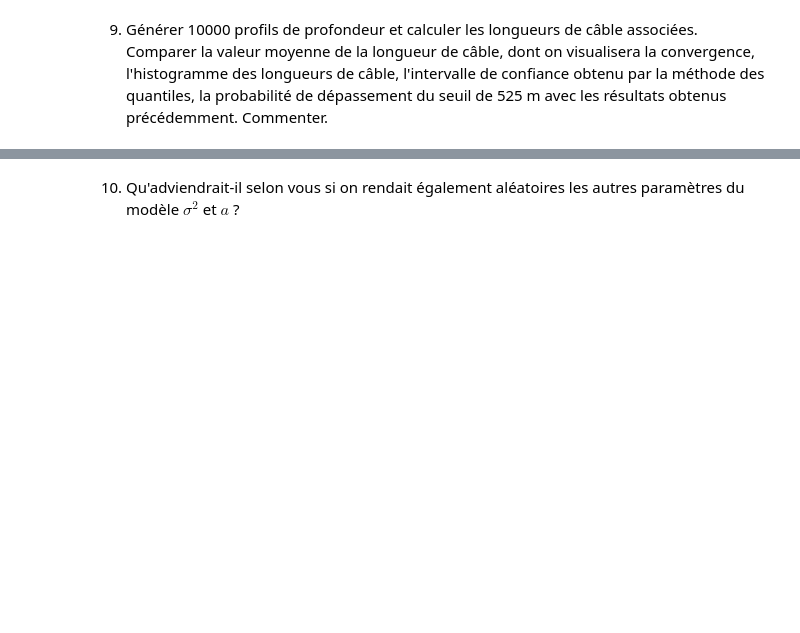
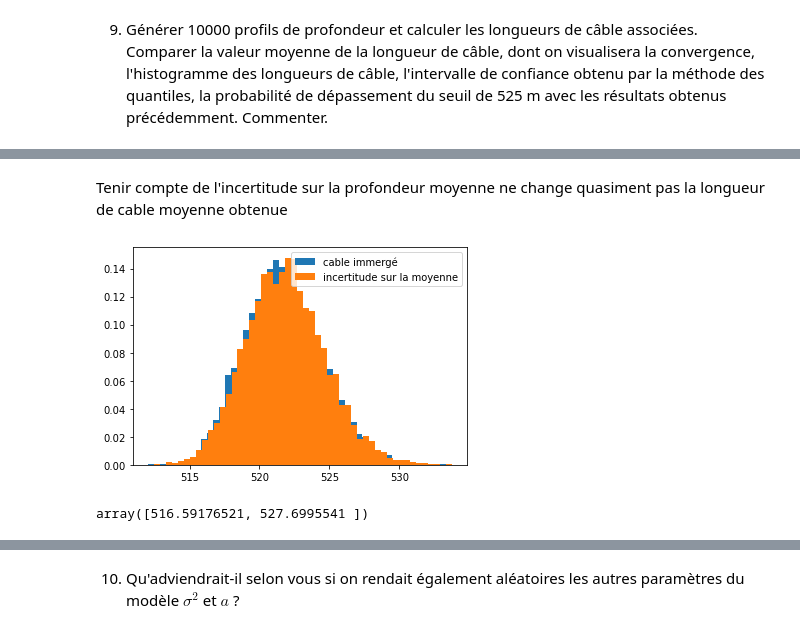
Before and after one commit to MariusAlonso/Projet-numerique-probabilites, a Jupyter notebook: Reponse.ipynb, the cells around one changed output, grey strips where cells are left out. Cells and saved outputs as stored; diff of their text form; code cells hidden in the pictures; blank space fills up the shorter version.

```diff
--- a/Reponse.ipynb
+++ b/Reponse.ipynb
@@ -486,23 +487,22 @@ plt.show()
 # %% [markdown]
 9. Générer 10000 profils de profondeur et calculer les longueurs de câble associées. Comparer la valeur moyenne de la longueur de câble, dont on visualisera la convergence, l'histogramme des longueurs de câble, l'intervalle de confiance obtenu par la méthode des quantiles, la probabilité de dépassement du seuil de 525 m avec les résultats obtenus précédemment. Commenter.
 # %%
+allval4 = np.zeros(N)
+allval4[observation_indexes]=depth
+
 longueurs = []
-muz = []
-
 for k in range(10000):
     while True:
-        u = 1
-        v = 0
-        while np.sqrt(-2*np.log(u))*np.cos(2*np.pi*v) >= 0:
+        while True :
             u = rd.random()
             v = rd.random()
-        mu_simulé = moyenneobs + np.sqrt(-2*np.log(u))*np.cos(2*np.pi*v)*varianceobs
-        Ec2= mu_simulé+np.matmul(np.transpose(SigmaObsUnknown),np.matmul(np.linalg.inv(SigmaObs),depth-mu_simulé))
-        simu2 = Ec2 + np.matmul(Cholesky,x)
+            mu_simulé = moyenneobs + np.sqrt(-2*np.log(u))*np.cos(2*np.pi*v)*varianceobs
+            if mu_simulé < 0:
+                break
+        x = np.random.normal(0, 1, np.shape(unknown_indexes)[0])
+        Ec2 = mu_simulé + np.matmul(np.transpose(SigmaObsUnknown), np.matmul(np.linalg.inv(SigmaObs), depth-mu_simulé))
+        simu2 = Ec2 + np.matmul(Cholesky, x)
         if np.all(simu2 <= 0):
             break
-
-    allval4 = np.zeros(N)
-    allval4[unknown_indexes]=simu2
-    allval4[observation_indexes]=depth
-    longueurs.append(length(allval4,Delta))
+    allval4[unknown_indexes] = simu2
+    longueurs.append(length(allval4, Delta))
@@ -513,3 +517,16 @@ np.mean(longueurs)
+# %% [markdown]
+Tenir compte de l'incertitude sur la profondeur moyenne ne change quasiment pas la longueur de cable moyenne obtenue
+# %%
+plt.hist(resultafter, 50, density = True, label = "cable immergé")
+plt.hist(longueurs, 50, density = True, label = "incertitude sur la moyenne")
+plt.legend()
+plt.show()
+# %% [output]
+[figure, added]
+# %%
+np.quantile(resultafter,[0.025,0.975])
+# %% [output]
+array([516.59176521, 527.6995541 ])
 # %%
 np.quantile(longueurs,[0.025,0.975])
 # %% [output]
```
Also changed, not shown: parts of 41 cells of this notebook.
